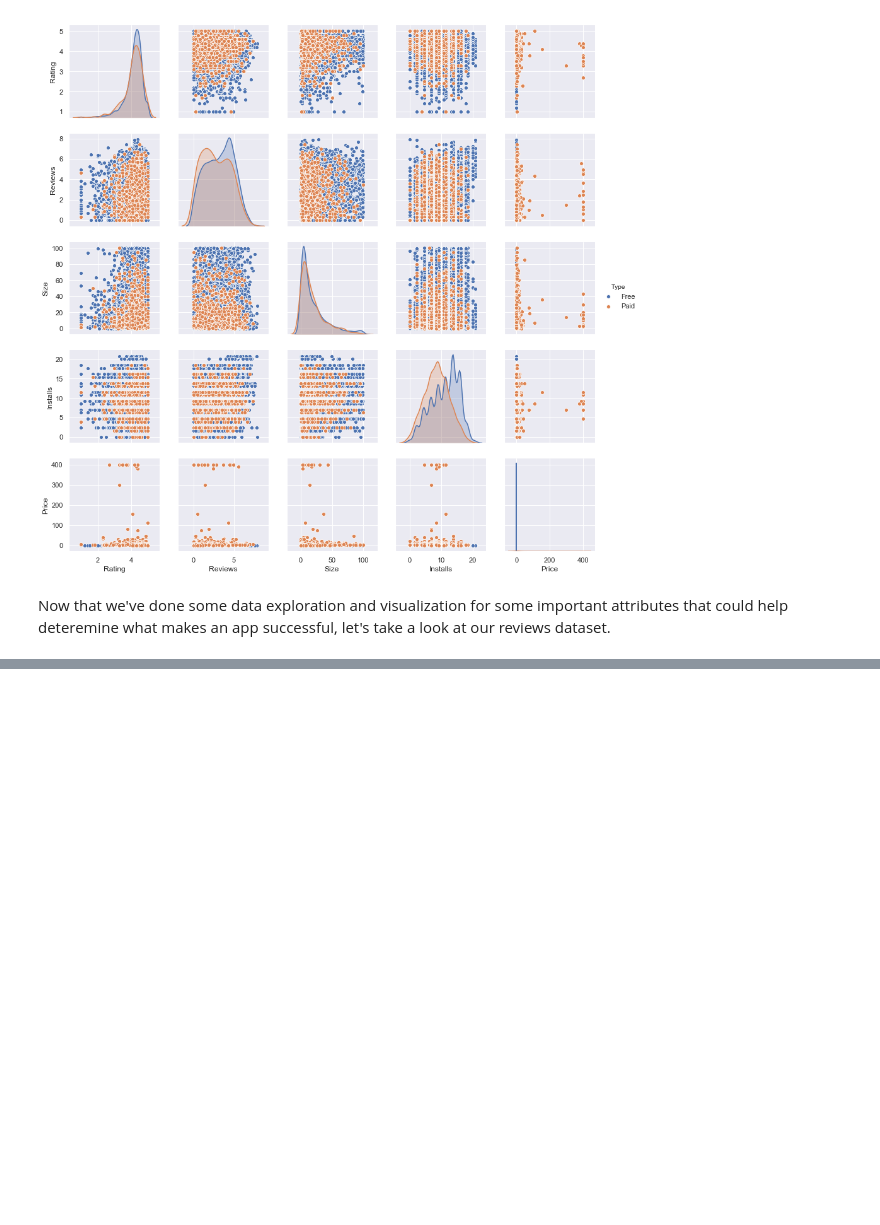
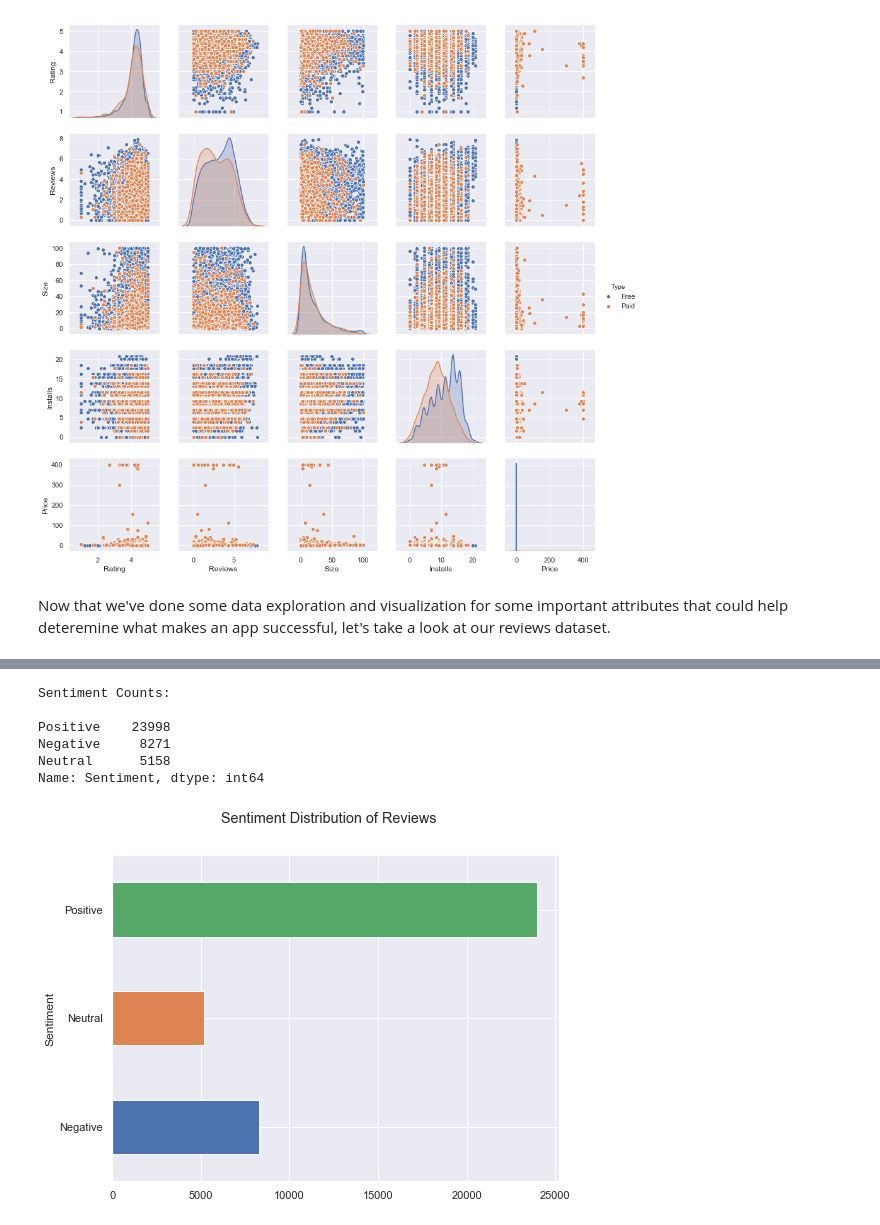
Before and after one commit to coleboothman/Android-Market-Analysis-from-Google-Playstore-Dataset, a Jupyter notebook: SENG474_Project.ipynb, the cells around one changed output, grey strips where cells are left out. Saved outputs shown, nothing was run; the diff lists cells and outputs as text; code cells hidden in the pictures; blank space fills up the shorter version.

```diff
--- a/SENG474_Project.ipynb
+++ b/SENG474_Project.ipynb
@@ -425,0 +453,8 @@ for some important attributes that could help deteremine what makes an app succe
+# %%
+import pandas as pd
+import random
+import re
+
+# Create the pandas DF object
+data = pd.read_csv('googleplaystore_user_reviews.csv', encoding = "ISO-8859-1")
+data.head()
@@ -425,0 +470,4 @@ for some important attributes that could help deteremine what makes an app succe
+# %%
+# Remove NaN values from reviews
+data = data[pd.notnull(data['Translated_Review'])]
+data.sample(5)
@@ -425,0 +487,18 @@ for some important attributes that could help deteremine what makes an app succe
+# %%
+import matplotlib.pyplot as plt
+
+print("\nSentiment Counts: \n")
+print(data['Sentiment'].value_counts())
+
+fig = plt.figure(figsize=(8,6))
+fig.suptitle('Sentiment Distribution of Reviews')
+data.groupby('Sentiment').Translated_Review.count().plot.barh(ylim=0)
+plt.show()
+# %% [output]
+Sentiment Counts:
+
+Positive    23998
+Negative     8271
+Neutral      5158
+Name: Sentiment, dtype: int64
+[figure, added]
```
Also changed, not shown: parts of 43 cells of this notebook, 28 other files.
